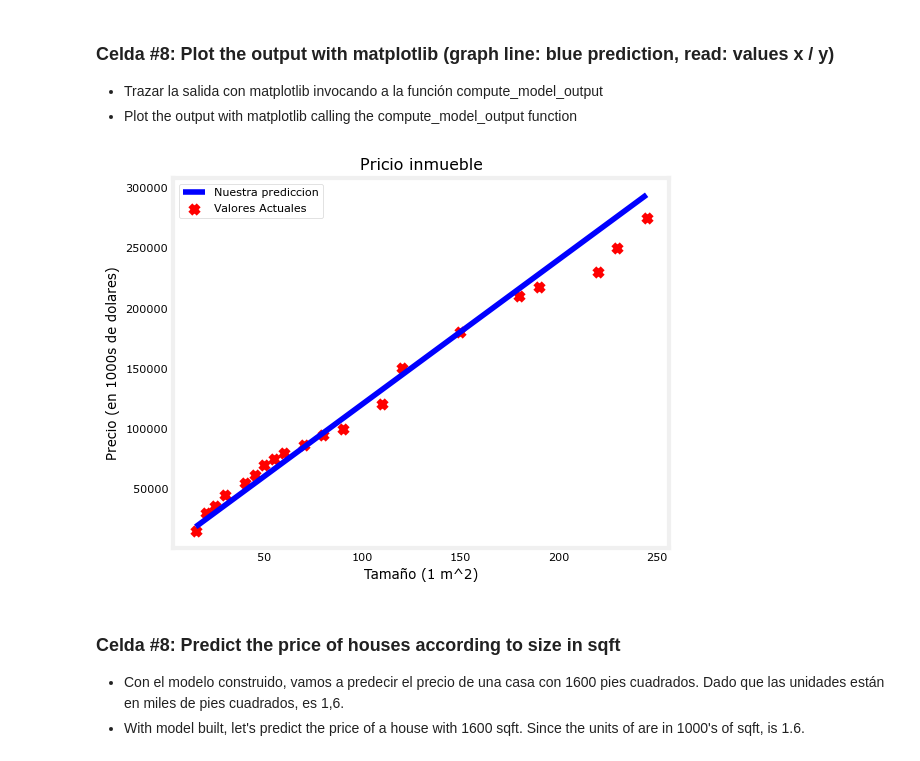
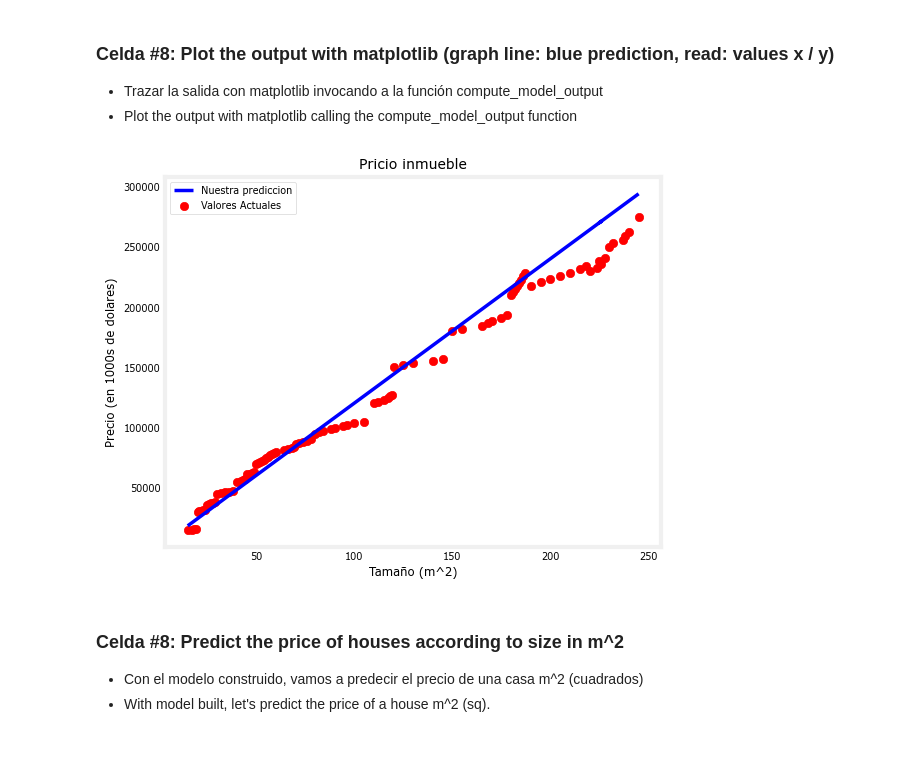
Before and after one commit to Hadsonpar/LearningMachineLearning, a Jupyter notebook: 003-model-fwb-linear-regression-one-variable/003-model-fwb-linear-regression-one-variable.ipynb, the cells around one changed output. Cells and saved outputs as stored; diff of their text form; code cells hidden in the pictures.

Commit message:
100 rows for training and decimal precision two

```diff
--- a/003-model-fwb-linear-regression-one-variable/003-model-fwb-linear-regression-one-variable.ipynb
+++ b/003-model-fwb-linear-regression-one-variable/003-model-fwb-linear-regression-one-variable.ipynb
@@ -119,25 +119,24 @@ def compute_model_output(x, w, b):
 # %%
 tmp_f_wb = compute_model_output(x_train, w, b,)
 
 # Plot our model prediction
 plt.plot(x_train, tmp_f_wb, c='b',label='Nuestra prediccion')
 # Plot the data points
-plt.scatter(x_train, y_train, marker='x', c='r',label='Valores Actuales')
+plt.scatter(x_train, y_train, marker='o', c='r',label='Valores Actuales')
 
 # Set the title
 plt.title("Pricio inmueble")
 # Set the y-axis label
 plt.ylabel('Precio (en 1000s de dolares)')
 # Set the x-axis label
-#plt.xlabel('Tamaño (1000 sqft)')
-plt.xlabel('Tamaño (1 m^2)')
+plt.xlabel('Tamaño (m^2)')
 plt.legend()
 plt.show()
 # %% [output]
-[figure, old version]
+[figure, new version]
 # %% [markdown]
-### Celda #8: Predict the price of houses according to size in sqft
-- Con el modelo construido, vamos a predecir el precio de una casa con 1600 pies cuadrados. Dado que las unidades están en miles de pies cuadrados, es 1,6.
-- With model built, let's predict the price of a house with 1600 sqft. Since the units of  are in 1000's of sqft,  is 1.6.
+### Celda #8: Predict the price of houses according to size in m^2
+- Con el modelo construido, vamos a predecir el precio de una casa m^2 (cuadrados)
+- With model built, let's predict the price of a house m^2 (sq).
 # %%
 def costInmueble(m_2):
```
Also changed, not shown: parts of 10 cells of this notebook, 3 other files.
